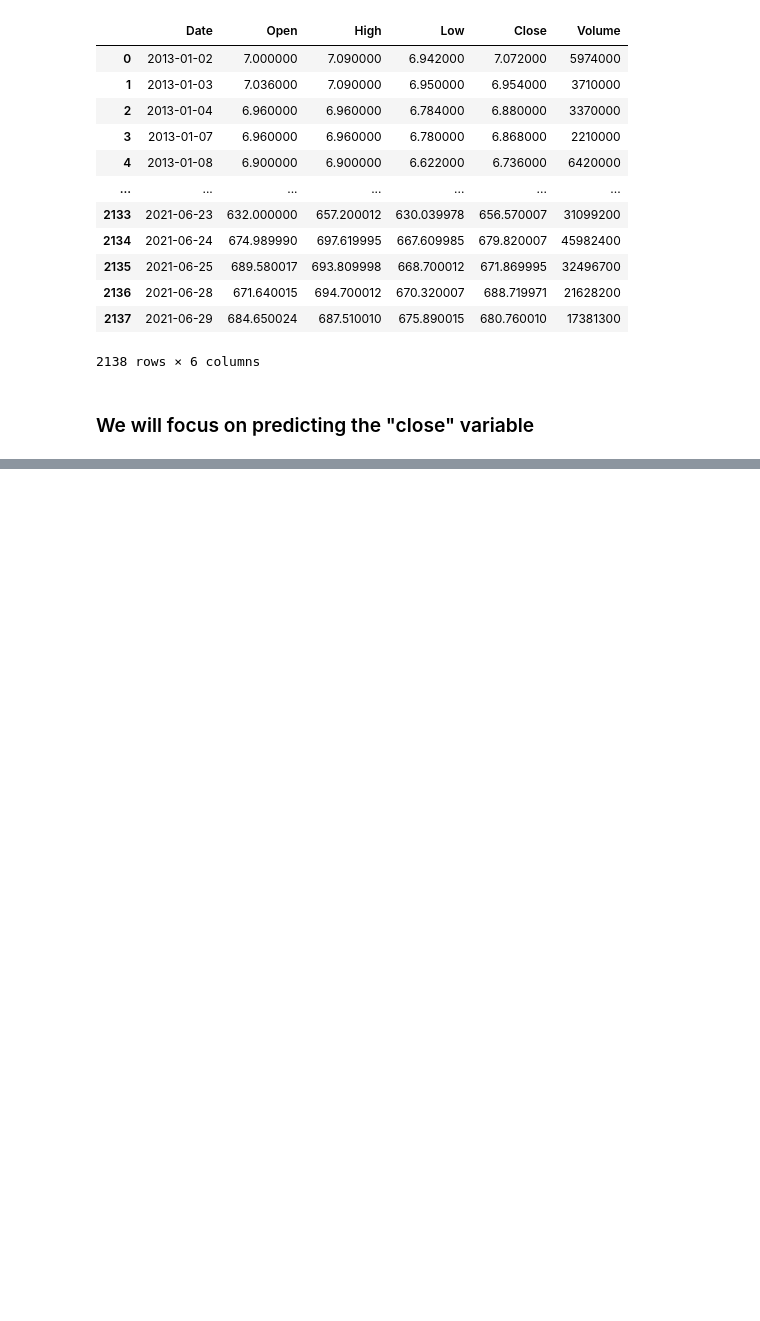
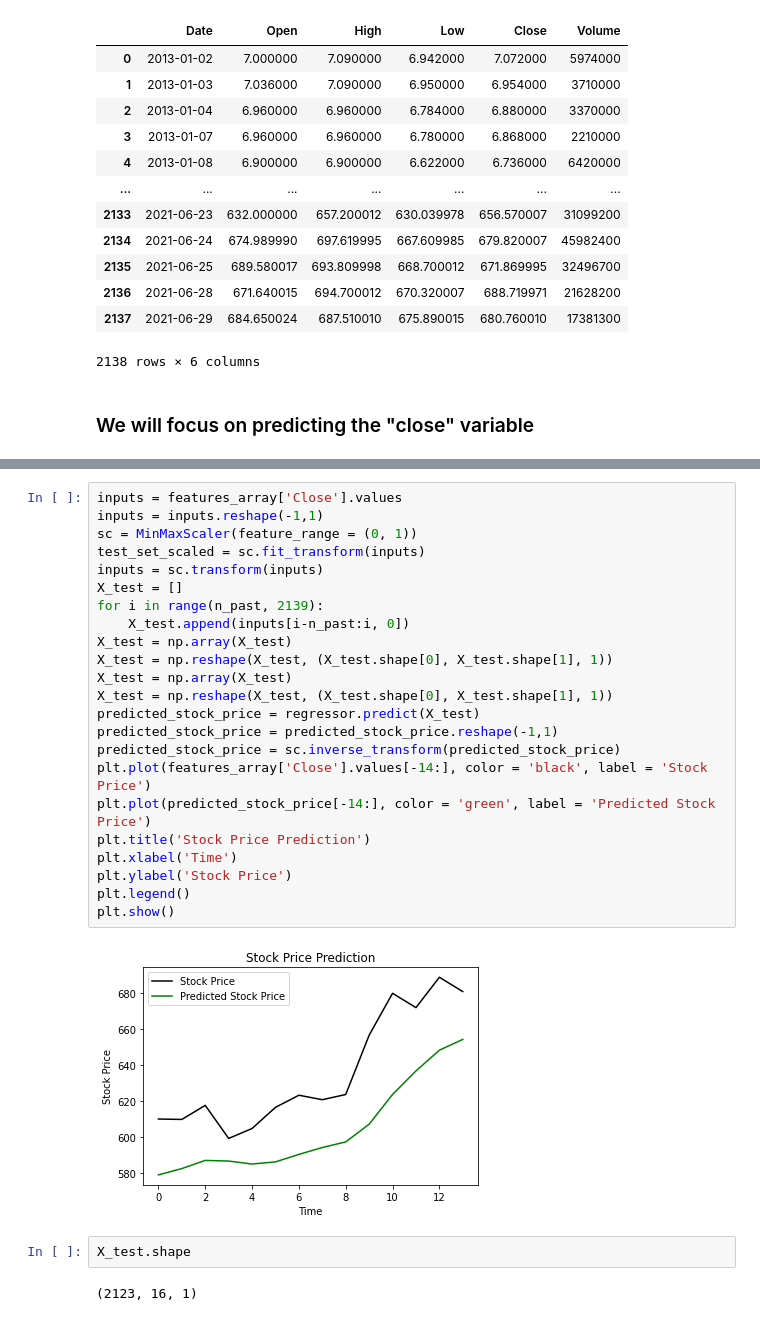
Before and after one commit to lis55/stockPrediction, a Jupyter notebook: stockPrediction.ipynb, the cells around one changed output, grey strips where cells are left out. Drawn from its saved outputs; the diff is of its cells as text; blank space fills up the shorter version.

```diff
--- a/stockPrediction.ipynb
+++ b/stockPrediction.ipynb
@@ -25,0 +86,29 @@ close = data_array[]
+# %%
+inputs = features_array['Close'].values
+inputs = inputs.reshape(-1,1)
+sc = MinMaxScaler(feature_range = (0, 1))
+test_set_scaled = sc.fit_transform(inputs)
+inputs = sc.transform(inputs)
+X_test = []
+for i in range(n_past, 2139):
+    X_test.append(inputs[i-n_past:i, 0])
+X_test = np.array(X_test)
+X_test = np.reshape(X_test, (X_test.shape[0], X_test.shape[1], 1))
+X_test = np.array(X_test)
+X_test = np.reshape(X_test, (X_test.shape[0], X_test.shape[1], 1))
+predicted_stock_price = regressor.predict(X_test)
+predicted_stock_price = predicted_stock_price.reshape(-1,1)
+predicted_stock_price = sc.inverse_transform(predicted_stock_price)
+plt.plot(features_array['Close'].values[-14:], color = 'black', label = 'Stock Price')
+plt.plot(predicted_stock_price[-14:], color = 'green', label = 'Predicted Stock Price')
+plt.title('Stock Price Prediction')
+plt.xlabel('Time')
+plt.ylabel('Stock Price')
+plt.legend()
+plt.show()
+# %% [output]
+[figure, added]
+# %%
+X_test.shape
+# %% [output]
+(2123, 16, 1)
```
Also changed, not shown: parts of 4 cells of this notebook.
